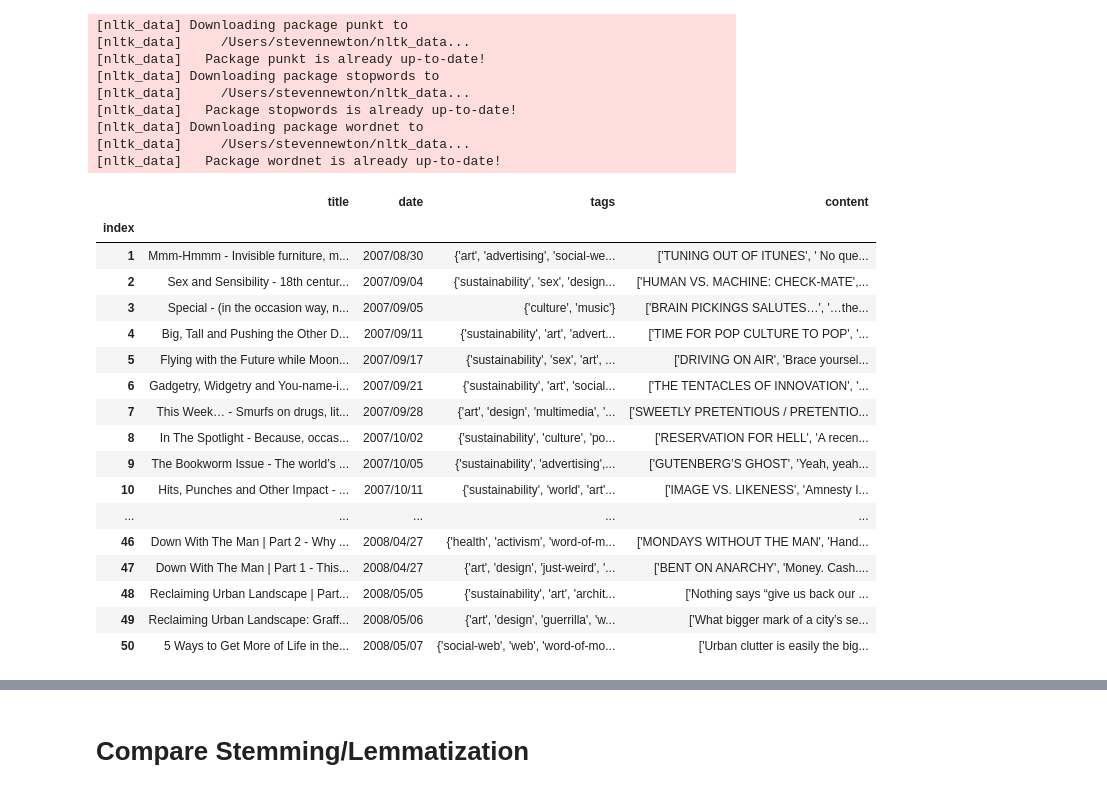
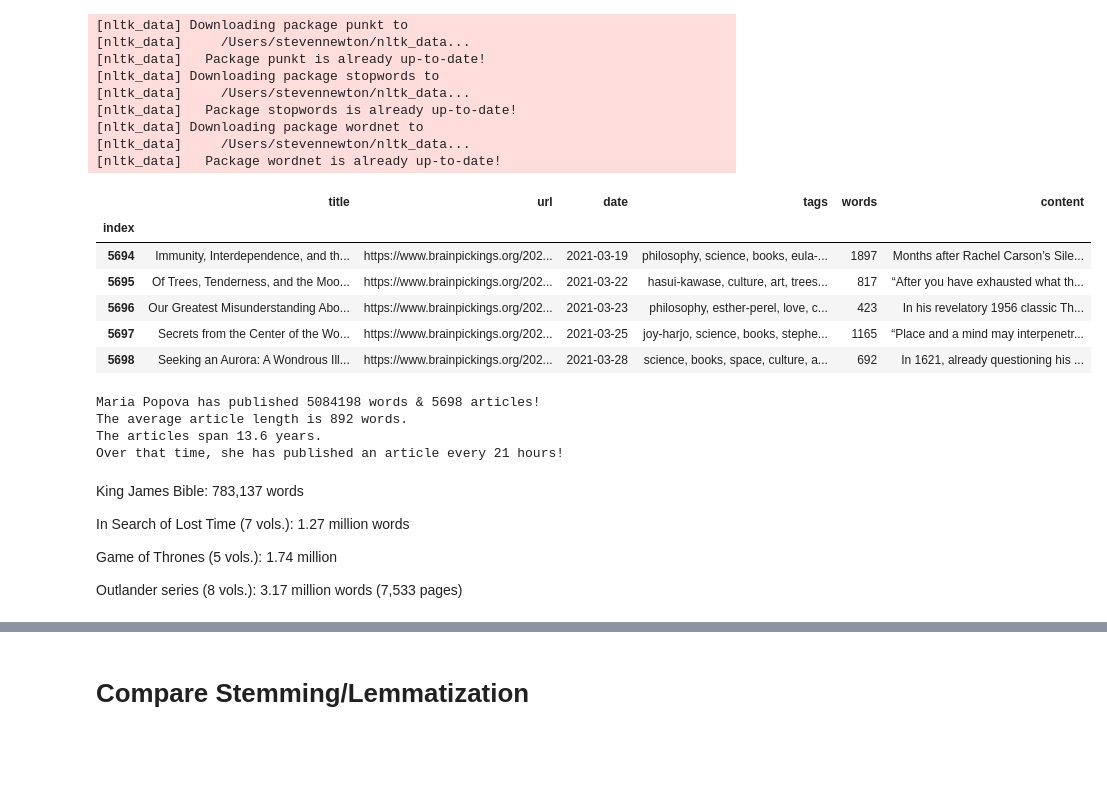
Before and after one commit to konstanzer/brainpickings-nlp, a Jupyter notebook: nlp.ipynb, the cells around one changed output, grey strips where cells are left out. Cells and saved outputs as stored; diff of their text form; code cells hidden in the pictures; blank space fills up the shorter version.

```diff
--- a/nlp.ipynb
+++ b/nlp.ipynb
@@ -45,21 +45,0 @@ df=df.sort_values("index")
-# %%
-df.head(50)
-# %% [output]
-|  | title | date | tags | content |
-| index |  |  |  |  |
-| 1 | Mmm-Hmmm - Invisible furniture, m... | 2007/08/30 | {'art', 'advertising', 'social-we... | ['TUNING OUT OF ITUNES', ' No que... |
-| 2 | Sex and Sensibility - 18th centur... | 2007/09/04 | {'sustainability', 'sex', 'design... | ['HUMAN VS. MACHINE: CHECK-MATE',... |
-| 3 | Special - (in the occasion way, n... | 2007/09/05 | {'culture', 'music'} | ['BRAIN PICKINGS SALUTES…', '…the... |
-| 4 | Big, Tall and Pushing the Other D... | 2007/09/11 | {'sustainability', 'art', 'advert... | ['TIME FOR POP CULTURE TO POP', '... |
-| 5 | Flying with the Future while Moon... | 2007/09/17 | {'sustainability', 'sex', 'art', ... | ['DRIVING ON AIR', 'Brace yoursel... |
-| 6 | Gadgetry, Widgetry and You-name-i... | 2007/09/21 | {'sustainability', 'art', 'social... | ['THE TENTACLES OF INNOVATION', '... |
-| 7 | This Week… - Smurfs on drugs, lit... | 2007/09/28 | {'art', 'design', 'multimedia', '... | ['SWEETLY PRETENTIOUS / PRETENTIO... |
-| 8 | In The Spotlight - Because, occas... | 2007/10/02 | {'sustainability', 'culture', 'po... | ['RESERVATION FOR HELL', 'A recen... |
-| 9 | The Bookworm Issue - The world’s ... | 2007/10/05 | {'sustainability', 'advertising',... | ['GUTENBERG’S GHOST', 'Yeah, yeah... |
-| 10 | Hits, Punches and Other Impact - ... | 2007/10/11 | {'sustainability', 'world', 'art'... | ['IMAGE VS. LIKENESS', 'Amnesty I... |
-| ... | ... | ... | ... | ... |
-| 46 | Down With The Man | Part 2 - Why ... | 2008/04/27 | {'health', 'activism', 'word-of-m... | ['MONDAYS WITHOUT THE MAN', 'Hand... |
-| 47 | Down With The Man | Part 1 - This... | 2008/04/27 | {'art', 'design', 'just-weird', '... | ['BENT ON ANARCHY', 'Money. Cash.... |
-| 48 | Reclaiming Urban Landscape | Part... | 2008/05/05 | {'sustainability', 'art', 'archit... | ['Nothing says “give us back our ... |
-| 49 | Reclaiming Urban Landscape: Graff... | 2008/05/06 | {'art', 'design', 'guerrilla', 'w... | ['What bigger mark of a city’s se... |
-| 50 | 5 Ways to Get More of Life in the... | 2008/05/07 | {'social-web', 'web', 'word-of-mo... | ['Urban clutter is easily the big... |
@@ -65,0 +48,31 @@ df.head(50)
+# %%
+df.tail()
+# %% [output]
+|  | title | url | date | tags | words | content |
+| index |  |  |  |  |  |  |
+| 5694 | Immunity, Interdependence, and th... | https://www.brainpickings.org/202... | 2021-03-19 | philosophy, science, books, eula-... | 1897 | Months after Rachel Carson’s Sile... |
+| 5695 | Of Trees, Tenderness, and the Moo... | https://www.brainpickings.org/202... | 2021-03-22 | hasui-kawase, culture, art, trees... | 817 | “After you have exhausted what th... |
+| 5696 | Our Greatest Misunderstanding Abo... | https://www.brainpickings.org/202... | 2021-03-23 | philosophy, esther-perel, love, c... | 423 | In his revelatory 1956 classic Th... |
+| 5697 | Secrets from the Center of the Wo... | https://www.brainpickings.org/202... | 2021-03-25 | joy-harjo, science, books, stephe... | 1165 | “Place and a mind may interpenetr... |
+| 5698 | Seeking an Aurora: A Wondrous Ill... | https://www.brainpickings.org/202... | 2021-03-28 | science, books, space, culture, a... | 692 | In 1621, already questioning his ... |
+# %%
+word_count = sum(df["words"])
+art_count = len(df["title"])
+#print(df.date[-1:] - df.date[1])
+print("Maria Popova has published " + str(word_count) + " words & " + str(art_count) + " articles!")
+print("The average article length is " + str(int(word_count/art_count)) + " words.")
+print("The articles span " + str(round(4959/365.25, 1)) + " years.")
+print("Over that time, she has published an article every " + str(round(4959*24/art_count)) + " hours!")
+# %% [output]
+Maria Popova has published 5084198 words & 5698 articles!
+The average article length is 892 words.
+The articles span 13.6 years.
+Over that time, she has published an article every 21 hours!
+# %% [markdown]
+King James Bible: 783,137 words
+
+In Search of Lost Time (7 vols.): 1.27 million words
+
+Game of Thrones (5 vols.): 1.74 million
+
+Outlander series (8 vols.): 3.17 million words (7,533 pages)
```
Also changed, not shown: parts of 9 cells of this notebook, 3 other files.
